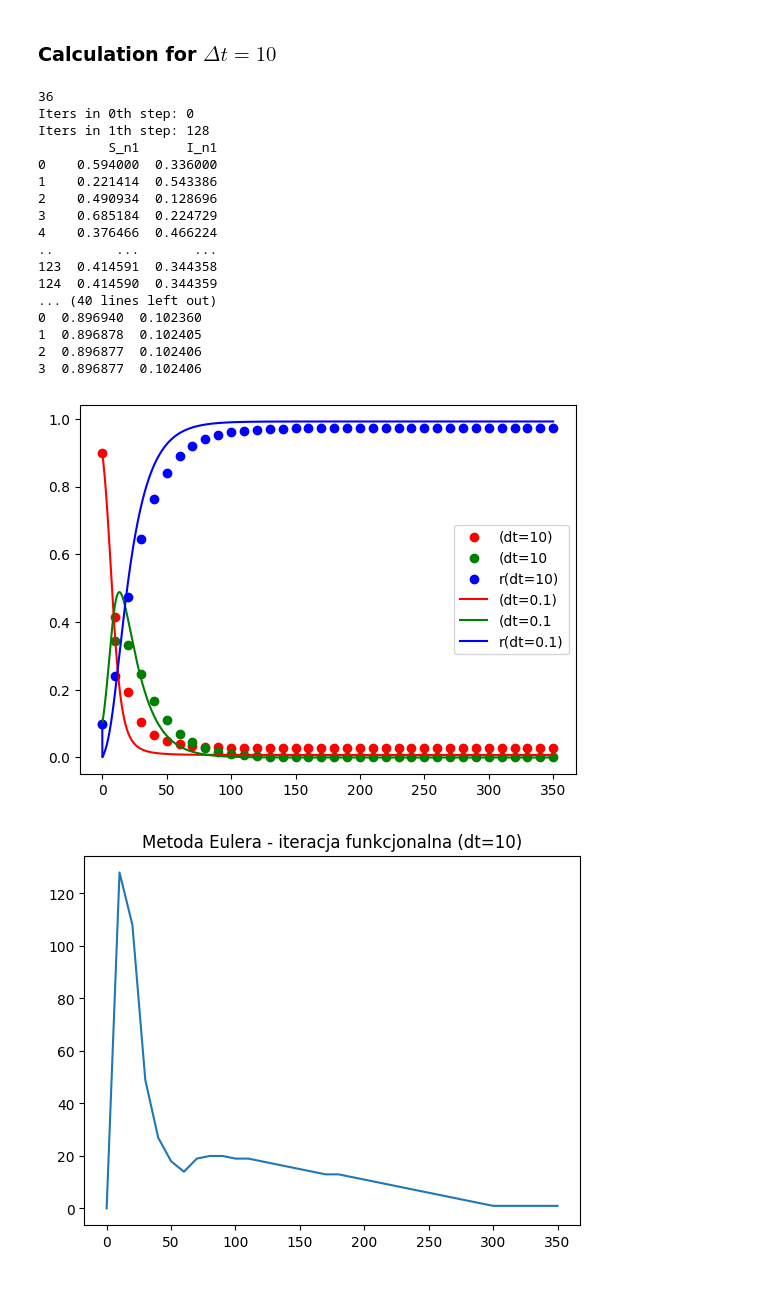
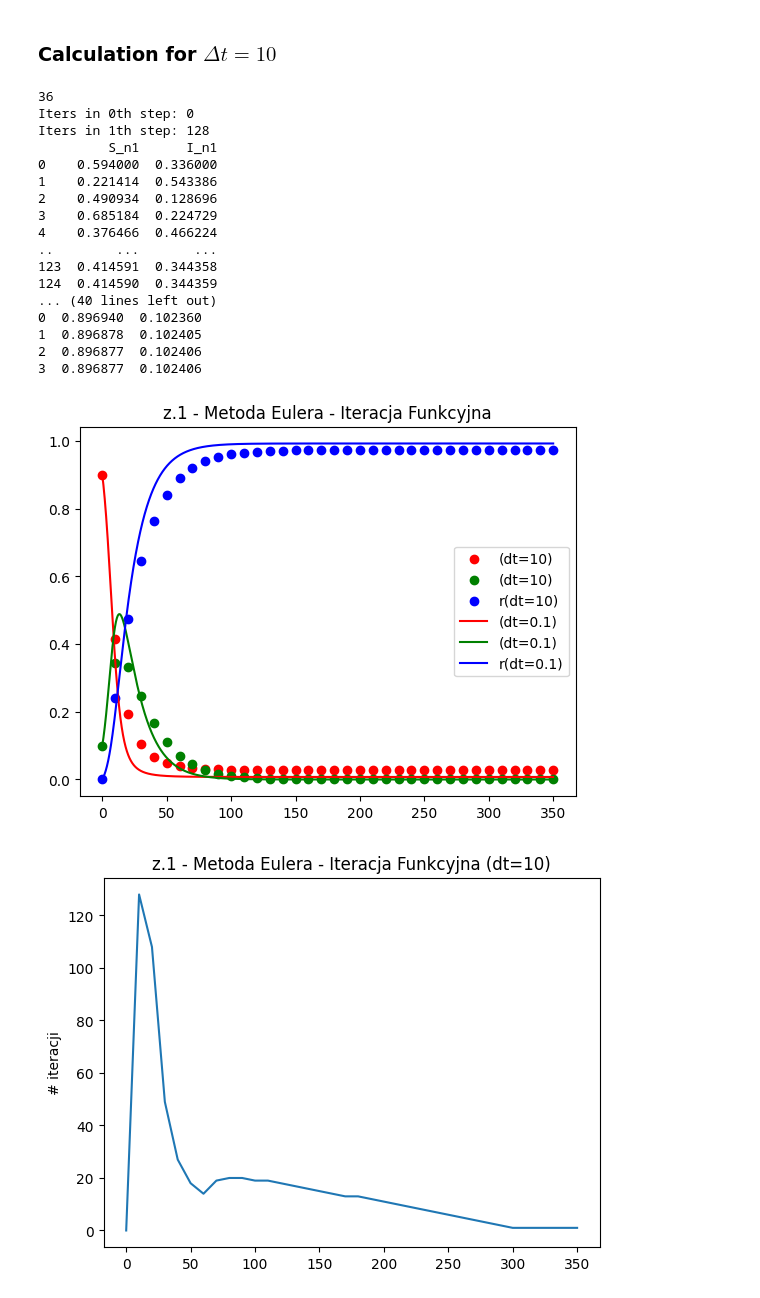
Before and after one commit to xXKeNdAmAmAsTeRXx/Computer_Physics, a Jupyter notebook: Projekt2/Metody_Niejawne.ipynb, the cells around one changed output. Cells and saved outputs as stored; diff of their text form; code cells hidden in the pictures.

Commit message:
WIP: fixes of plots

```diff
--- a/Projekt2/Metody_Niejawne.ipynb
+++ b/Projekt2/Metody_Niejawne.ipynb
@@ -32,7 +30,7 @@ def sir(s0,i0, parameters, time, dt, func, tolerance=1e-6, max_iterations=150, s
 
     s[0] = s0
     i[0] = i0
-    r[0] = 1.0 - s[0] - r[0]
+    r[0] = 1.0 - s[0] - i[0]
 
     print(n_steps)
     for n in range(n_steps-1):
@@ -43,7 +41,7 @@ def sir(s0,i0, parameters, time, dt, func, tolerance=1e-6, max_iterations=150, s
         s_mu = current_s
 
         converged = False
-        for k in range(1, max_iterations+1):
+        for k in range(1, max_iterations):
             s_next, i_next = func(current_s, current_i, s_mu, i_mu, dt, parameters)
 
             if n==0:
@@ -52,7 +50,7 @@ def sir(s0,i0, parameters, time, dt, func, tolerance=1e-6, max_iterations=150, s
 
 
 
-            if (abs(s_next - s_mu) < tolerance) and (abs(i_next - i_mu) < tolerance):
+            if (np.abs(s_next - s_mu) < tolerance) and (np.abs(i_next - i_mu) < tolerance):
                 s[n+1] = s_next
                 i[n+1] = i_next
                 r[n+1] = 1.0 - s_next - i_next
@@ -110,40 +108,43 @@ s01, i01, r01, iter_count01 = sir(s0,i0, parameters, time01, ddt, euler)
 
 
 plt.scatter(time10, s10, label="(dt=10)", color="red")
-plt.scatter(time10, i10, label="(dt=10", color="green")
+plt.scatter(time10, i10, label="(dt=10)", color="green")
 plt.scatter(time10, r10, label="r(dt=10)", color="blue")
 
 plt.plot(time01, s01, label="(dt=0.1)", color="red")
-plt.plot(time01, i01, label="(dt=0.1", color="green")
+plt.plot(time01, i01, label="(dt=0.1)", color="green")
 plt.plot(time01, r01, label="r(dt=0.1)", color="blue")
 
-plt.legend();
+plt.legend()
+plt.title("z.1 - Metoda Eulera - Iteracja Funkcyjna")
 plt.show()
 
 plt.plot(time10, iter_count10)
-plt.title("Metoda Eulera - iteracja funkcjonalna (dt=10)")
+plt.title("z.1 - Metoda Eulera - Iteracja Funkcyjna (dt=10)")
+plt.ylabel("# iteracji")
 plt.show()
 
 plt.plot(time01, iter_count01)
-plt.title("Metoda Eulera - iteracja funkcjonalna (dt=0.1)")
+plt.title("z.1 - Metoda Eulera - Iteracja Funkcyjna (dt=0.1)")
+plt.ylabel("# iteracji")
 plt.show()
 # %% [output]
 36
 Iters in 0th step: 0
 Iters in 1th step: 128
          S_n1      I_n1
 0    0.594000  0.336000
 1    0.221414  0.543386
 2    0.490934  0.128696
 3    0.685184  0.224729
 4    0.376466  0.466224
 ..        ...       ...
 123  0.414591  0.344358
 124  0.414590  0.344359
 ... (40 lines left out)
 0  0.896940  0.102360
 1  0.896878  0.102405
 2  0.896877  0.102406
 3  0.896877  0.102406
-[figure, old version]
+[figure, new version]
-[figure, old version]
+[figure, new version]
```
Also changed, not shown: parts of 9 cells of this notebook.
